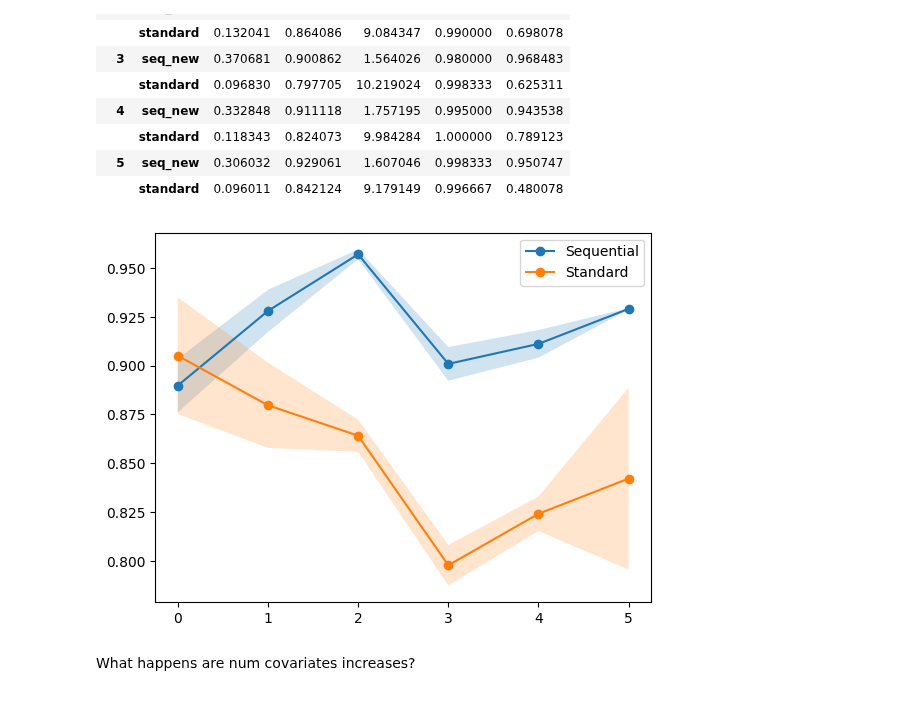
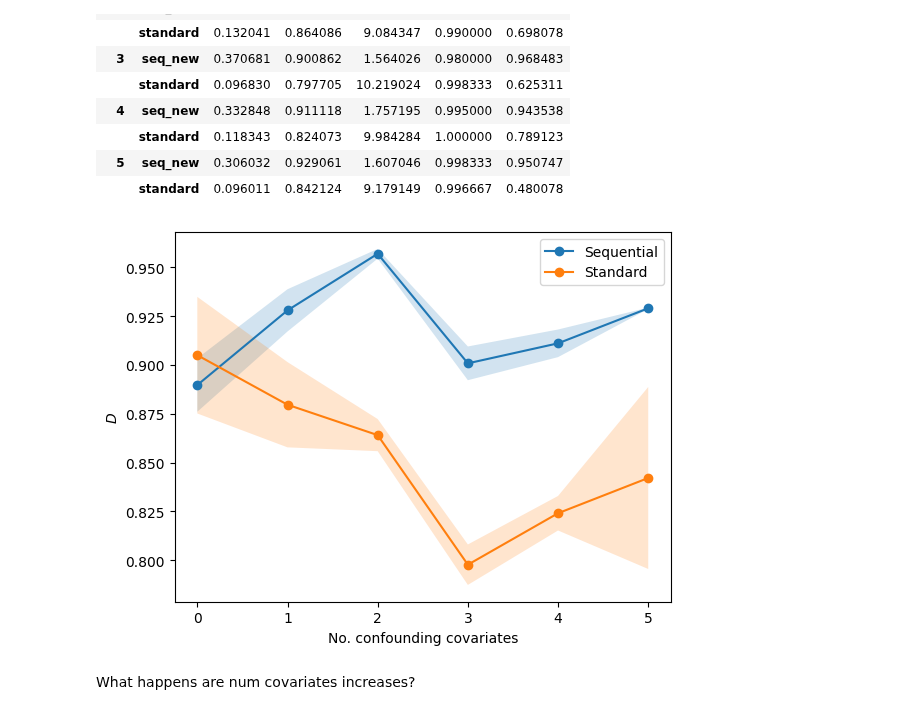
Before and after one commit to harrya32/causal_synthetic_data, a Jupyter notebook: Experiments/Experiments.ipynb, the cells around one changed output. Drawn from its saved outputs; the diff is of its cells as text; code cells hidden in the pictures.

Commit message:
updated insight plots

```diff
--- a/Experiments/Experiments.ipynb
+++ b/Experiments/Experiments.ipynb
@@ -2185,20 +2185,22 @@ conf_results = pd.read_csv('confounding_insight.csv')
 # %%
 x = [0,1,2,3,4,5]
 d_seq = conf_results[conf_results['method']=='seq_new'].groupby(['n_c']).mean()['d']
 d_stand = conf_results[conf_results['method']=='standard'].groupby(['n_c']).mean()['d']
 
 d_seq_std = conf_results[conf_results['method']=='seq_new'].groupby(['n_c']).std()['d']
 d_stand_std = conf_results[conf_results['method']=='standard'].groupby(['n_c']).std()['d']
 
 plt.plot(x, d_seq, 'o-', label = 'Sequential')
 plt.plot(x, d_stand, 'o-', label = 'Standard')
 
 plt.fill_between(x, d_seq - d_seq_std, d_seq + d_seq_std, alpha=0.2)
 plt.fill_between(x, d_stand - d_stand_std, d_stand + d_stand_std, alpha=0.2)
 plt.legend()
+plt.xlabel('No. confounding covariates')
+plt.ylabel('$D$')
 plt.savefig('plots/confounding_complexity_plot.png')
 # %% [output]
-[figure, old version]
+[figure, new version]
 # %% [markdown]
 What happens are num covariates increases?
 # %%
```
Also changed, not shown: parts of 1 cell of this notebook, 2 other files.
